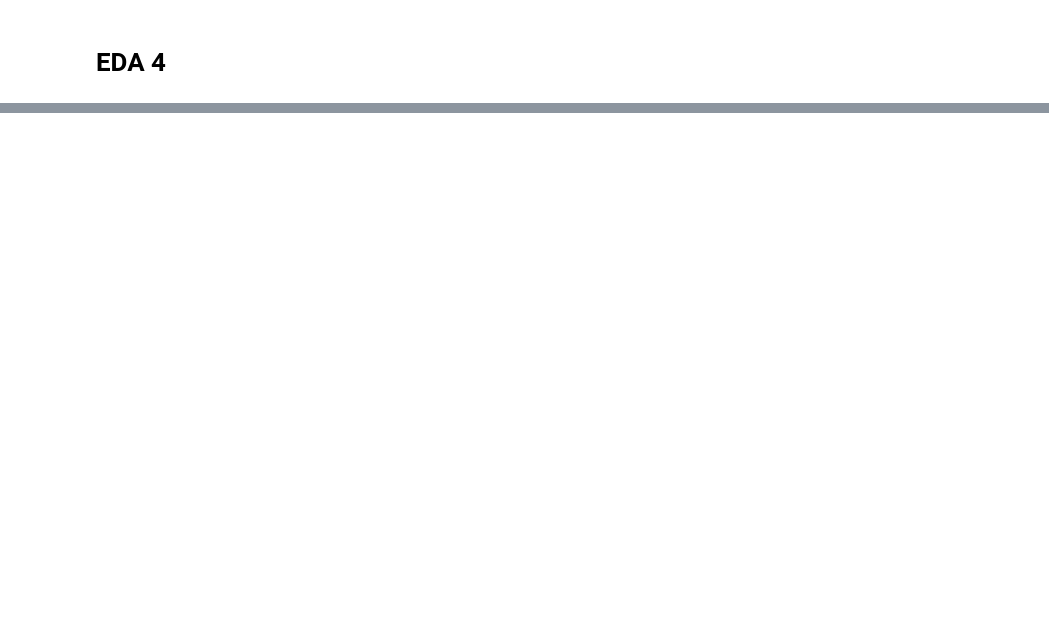
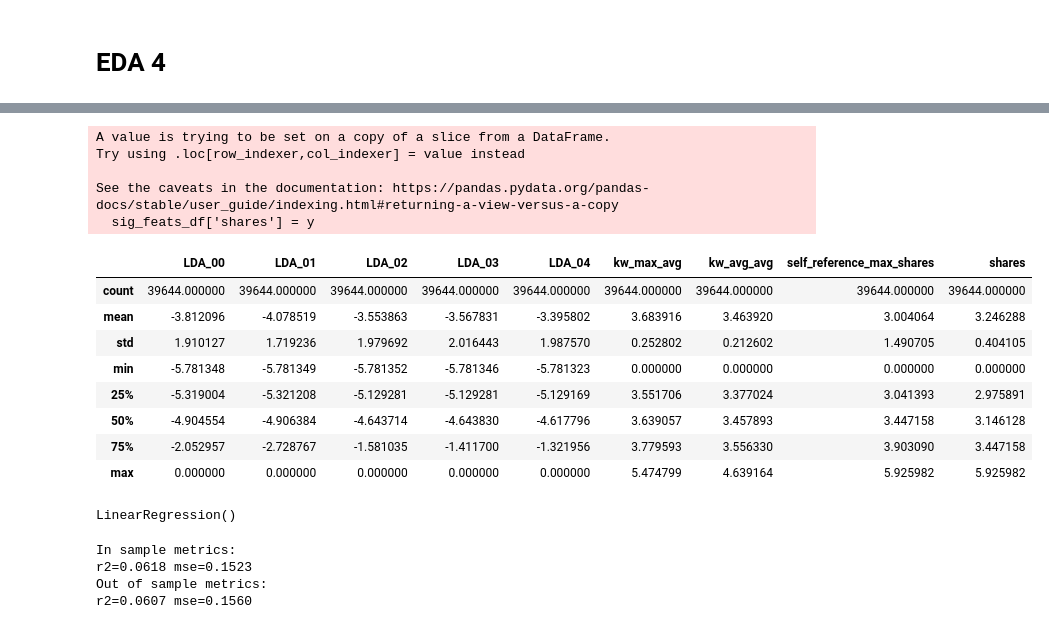
Before and after one commit to stat220/final-lab-chase-cole-grant-noah-group-2, a Jupyter notebook: final-lab.ipynb, the cells around one changed output, grey strips where cells are left out. Cells and saved outputs as stored; diff of their text form; code cells hidden in the pictures; blank space fills up the shorter version.

```diff
--- a/final-lab.ipynb
+++ b/final-lab.ipynb
@@ -325,0 +341,3 @@ plt.show()
+# %%
+sig_feats_df[['LDA_00','LDA_01','LDA_02','LDA_03','LDA_04']] = np.log2(df[['LDA_00','LDA_01','LDA_02','LDA_03','LDA_04']])
+sig_feats_df[['kw_max_avg','kw_avg_avg','self_reference_max_shares']] = np.log10(df[['kw_max_avg','kw_avg_avg','self_reference_max_shares']])
@@ -325,0 +355,20 @@ plt.show()
+# %%
+sig_feats_df['shares'] = y
+# %% [output]
+A value is trying to be set on a copy of a slice from a DataFrame.
+Try using .loc[row_indexer,col_indexer] = value instead
+
+See the caveats in the documentation: https://pandas.pydata.org/pandas-docs/stable/user_guide/indexing.html#returning-a-view-versus-a-copy
+  sig_feats_df['shares'] = y
+# %%
+sig_feats_df = sig_feats_df.replace(-np.inf, 0)
+# %% [output]
+|  | LDA_00 | LDA_01 | LDA_02 | LDA_03 | LDA_04 | kw_max_avg | kw_avg_avg | self_reference_max_shares | shares |
+| count | 39644.000000 | 39644.000000 | 39644.000000 | 39644.000000 | 39644.000000 | 39644.000000 | 39644.000000 | 39644.000000 | 39644.000000 |
+| mean | -3.812096 | -4.078519 | -3.553863 | -3.567831 | -3.395802 | 3.683916 | 3.463920 | 3.004064 | 3.246288 |
+| std | 1.910127 | 1.719236 | 1.979692 | 2.016443 | 1.987570 | 0.252802 | 0.212602 | 1.490705 | 0.404105 |
+| min | -5.781348 | -5.781349 | -5.781352 | -5.781346 | -5.781323 | 0.000000 | 0.000000 | 0.000000 | 0.000000 |
+| 25% | -5.319004 | -5.321208 | -5.129281 | -5.129281 | -5.129169 | 3.551706 | 3.377024 | 3.041393 | 2.975891 |
+| 50% | -4.904554 | -4.906384 | -4.643714 | -4.643830 | -4.617796 | 3.639057 | 3.457893 | 3.447158 | 3.146128 |
+| 75% | -2.052957 | -2.728767 | -1.581035 | -1.411700 | -1.321956 | 3.779593 | 3.556330 | 3.903090 | 3.447158 |
+| max | 0.000000 | 0.000000 | 0.000000 | 0.000000 | 0.000000 | 5.474799 | 4.639164 | 5.925982 | 5.925982 |
@@ -325,0 +381,22 @@ plt.show()
+# %%
+model = LinearRegression()
+model.fit(X_train, y_train)
+# %% [output]
+LinearRegression()
+# %%
+print('In sample metrics: ')
+pred = model.predict(X_train)
+r2 = r2_score(y_train, pred)
+mse = mean_squared_error(y_train, pred)
+print(f'{r2=:.4f} {mse=:.4f}')
+
+print('Out of sample metrics: ')
+pred = model.predict(X_test)
+r2 = r2_score(y_test, pred)
+mse = mean_squared_error(y_test, pred)
+print(f'{r2=:.4f} {mse=:.4f}')
+# %% [output]
+In sample metrics:
+r2=0.0618 mse=0.1523
+Out of sample metrics:
+r2=0.0607 mse=0.1560
```
Also changed, not shown: parts of 29 cells of this notebook.
